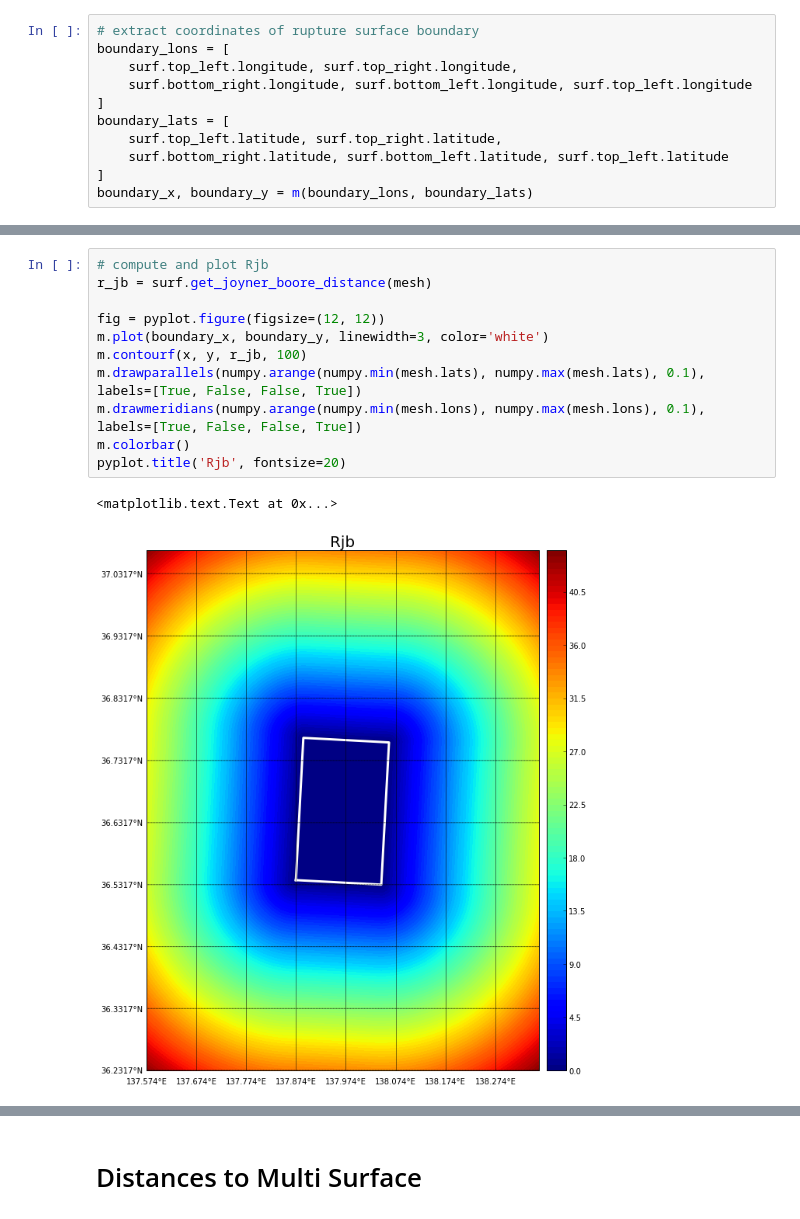
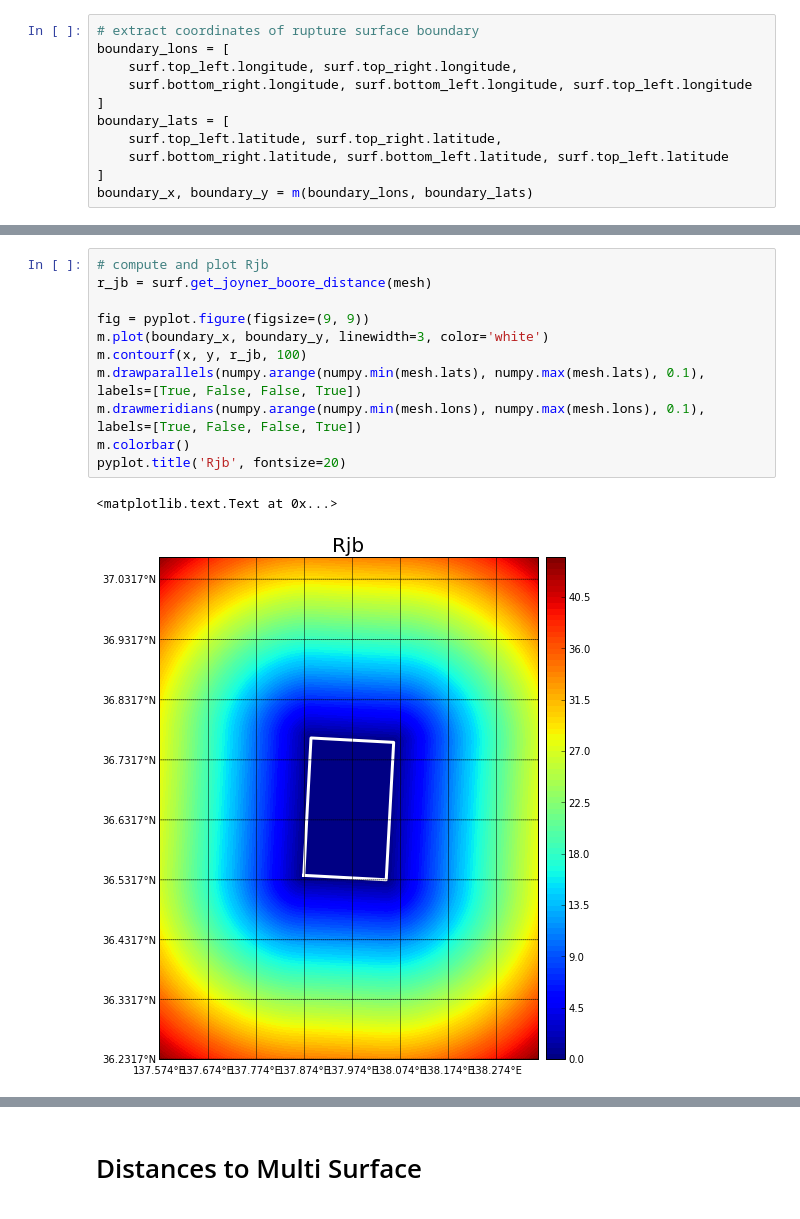
Before and after one commit to GEMScienceTools/notebooks, a Jupyter notebook: hazardlib/RuptureDistances.ipynb, the cells around one changed output, grey strips where cells are left out. Drawn from its saved outputs; the diff is of its cells as text.

```diff
--- a/hazardlib/RuptureDistances.ipynb
+++ b/hazardlib/RuptureDistances.ipynb
@@ -111,17 +114,17 @@ pyplot.title('Rrup', fontsize=20)
 # %%
 # compute and plot Rjb
 r_jb = surf.get_joyner_boore_distance(mesh)
 
-fig = pyplot.figure(figsize=(12, 12))
+fig = pyplot.figure(figsize=(9, 9))
 m.plot(boundary_x, boundary_y, linewidth=3, color='white')
 m.contourf(x, y, r_jb, 100)
 m.drawparallels(numpy.arange(numpy.min(mesh.lats), numpy.max(mesh.lats), 0.1), labels=[True, False, False, True])
 m.drawmeridians(numpy.arange(numpy.min(mesh.lons), numpy.max(mesh.lons), 0.1), labels=[True, False, False, True])
 m.colorbar()
 pyplot.title('Rjb', fontsize=20)
 # %% [output]
 <matplotlib.text.Text at 0x...>
-[figure, old version]
+[figure, new version]
 # %%
 # compute and plot Rx
 r_x = surf.get_rx_distance(mesh)
```
Also changed, not shown: parts of 18 cells of this notebook, 2 other files.
